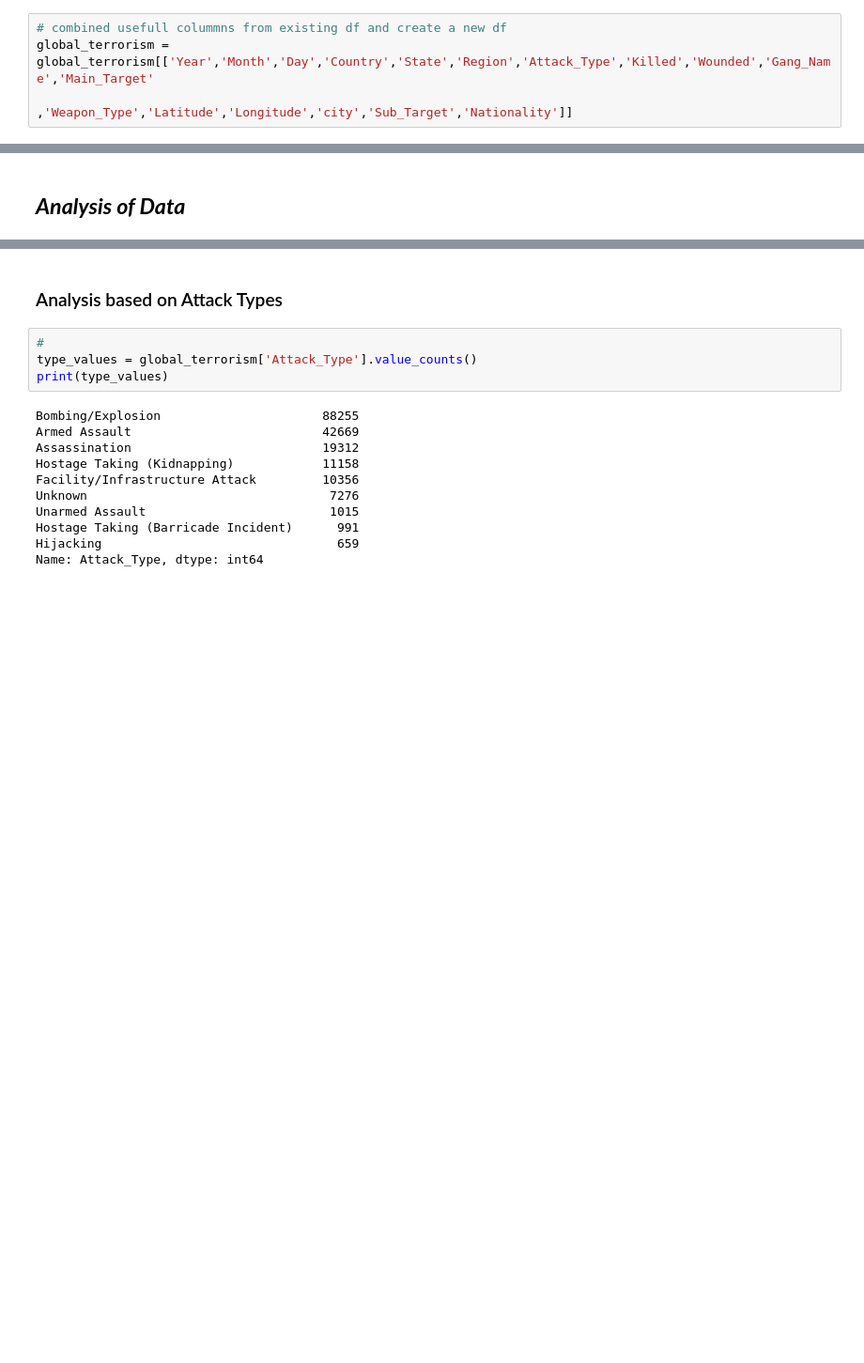
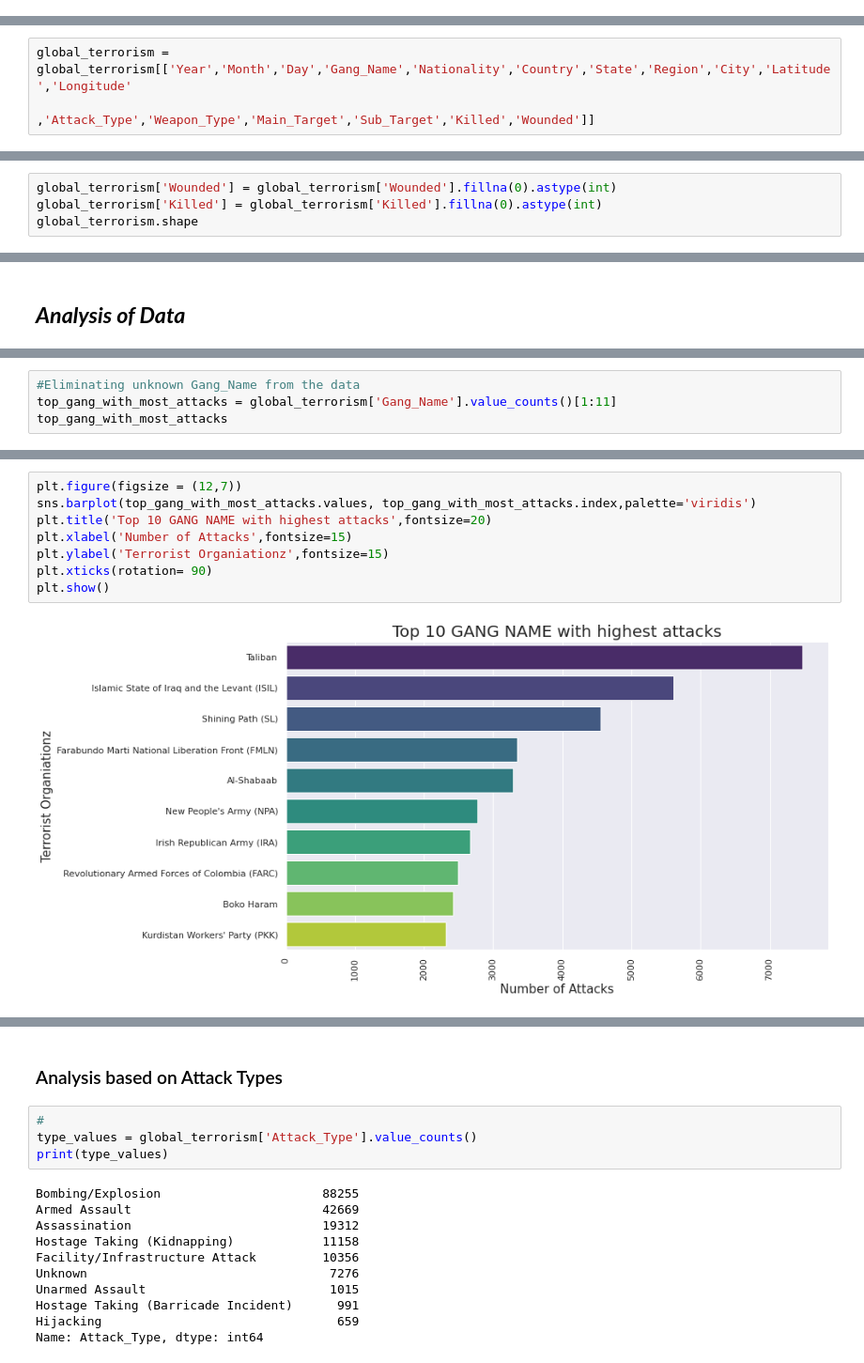
Before and after one commit to msatyajit7045/EDA-on-Global-Terrorim, a Jupyter notebook: EDA_on_Global_Terrorism.ipynb, the cells around one changed output, grey strips where cells are left out. Shown at 94% size. Cells and saved outputs as stored; diff of their text form; blank space fills up the shorter version.

```diff
--- a/EDA_on_Global_Terrorism.ipynb
+++ b/EDA_on_Global_Terrorism.ipynb
@@ -99,7 +100,3 @@ global_terrorism.head()
 | 3 | 197001000002 | 1970 | 1 | 0 | NaN | 0 | NaN | 78 | Greece | 8 | ... |
 | 4 | 197001000003 | 1970 | 1 | 0 | NaN | 0 | NaN | 101 | Japan | 4 | ... |
 5 rows × 135 columns
-# %%
-# combined usefull colummns from existing df and create a new df
-global_terrorism = global_terrorism[['Year','Month','Day','Country','State','Region','Attack_Type','Killed','Wounded','Gang_Name','Main_Target'
-                                    ,'Weapon_Type','Latitude','Longitude','city','Sub_Target','Nationality']]
@@ -125,0 +103,3 @@ global_terrorism.fillna(0).head(5)
+# %%
+global_terrorism = global_terrorism[['Year','Month','Day','Gang_Name','Nationality','Country','State','Region','City','Latitude','Longitude'
+                                     ,'Attack_Type','Weapon_Type','Main_Target','Sub_Target','Killed','Wounded']]
@@ -125,0 +135,4 @@ global_terrorism.fillna(0).head(5)
+# %%
+global_terrorism['Wounded'] = global_terrorism['Wounded'].fillna(0).astype(int)
+global_terrorism['Killed'] = global_terrorism['Killed'].fillna(0).astype(int)
+global_terrorism.shape
@@ -127,0 +188,4 @@ global_terrorism.fillna(0).head(5)
+# %%
+#Eliminating unknown Gang_Name from the data
+top_gang_with_most_attacks = global_terrorism['Gang_Name'].value_counts()[1:11]
+top_gang_with_most_attacks
@@ -127,0 +204,10 @@ global_terrorism.fillna(0).head(5)
+# %%
+plt.figure(figsize = (12,7))
+sns.barplot(top_gang_with_most_attacks.values, top_gang_with_most_attacks.index,palette='viridis')
+plt.title('Top 10 GANG NAME with highest attacks',fontsize=20)
+plt.xlabel('Number of Attacks',fontsize=15)
+plt.ylabel('Terrorist Organiationz',fontsize=15)
+plt.xticks(rotation= 90)
+plt.show()
+# %% [output]
+[figure, added]
```
Also changed, not shown: parts of 23 cells of this notebook.
